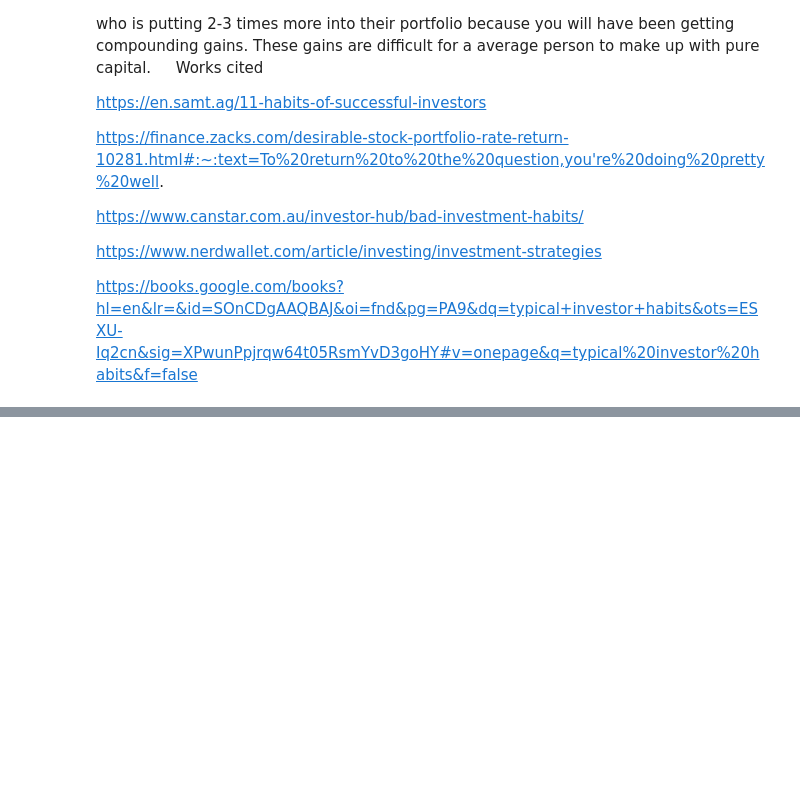
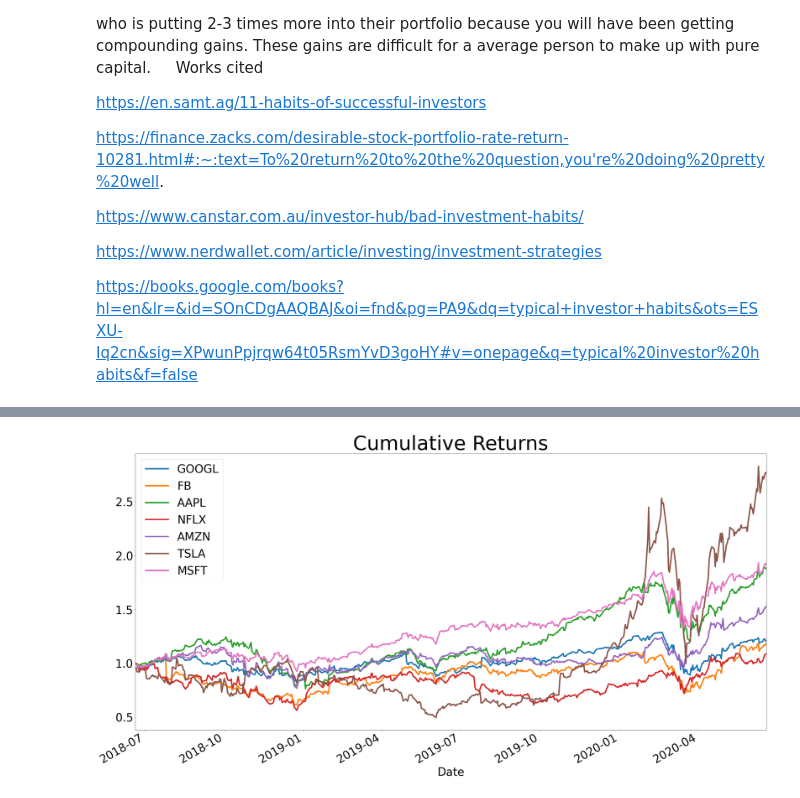
Before and after one commit to shoo1998/Portfolio, a Jupyter notebook: project/rough draft of project.ipynb, the cells around one changed output, grey strips where cells are left out. Drawn from its saved outputs; the diff is of its cells as text; code cells hidden in the pictures; blank space fills up the shorter version.

```diff
--- a/project/rough draft of project.ipynb
+++ b/project/rough draft of project.ipynb
@@ -135,91 +135,14 @@ for i in range(df_stocks_returns["MSFT"].count()):
     for stock, max_return in max_yields.items():
         # check return of each stock
         curr_ret = df_stocks_returns.iloc[i] - 1
-        if curr_ret > max_return:
-            max_yields[stock] = curr_ret
-
-for i in range(df_stocks_returns["FB"].count()):
-    pre1 = df_stocks_returns.drop("Portfolio", axis = 1).iloc[i]
-    pre1 = np.array(pre1)
-    varsigma = pre1.std()
-    ex_rtn = pre1.dot(np.array(list(sharpe_pwt.values())))
-    df_stocks_returns.iloc[i]["Portfolio"] = ex_rtn
-    for stock, max_return in max_yields.items():
-        curr_ret = df_stocks_returns.iloc[i] - 1
-        if curr_ret > max_return:
-            max_yields[stock] = curr_ret
-
-
-for i in range(df_stocks_returns["GOOGL"].count()):
-    pre1 = df_stocks_returns.drop("Portfolio", axis = 1).iloc[i]
-    pre1 = np.array(pre1)
-    varsigma = pre1.std()
-    ex_rtn = pre1.dot(np.array(list(sharpe_pwt.values())))
-    df_stocks_returns.iloc[i]["Portfolio"] = ex_rtn
-    for stock, max_return in max_yields.items():
-        curr_ret = df_stocks_returns.iloc[i] - 1
-        if curr_ret > max_return:
-            max_yields[stock] = curr_ret
-
-
-for i in range(df_stocks_returns["AAPL"].count()):
-    pre1 = df_stocks_returns.drop("Portfolio", axis = 1).iloc[i]
-    pre1 = np.array(pre1)
-    varsigma = pre1.std()
-    ex_rtn = pre1.dot(np.array(list(sharpe_pwt.values())))
-    df_stocks_returns.iloc[i]["Portfolio"] = ex_rtn
-    for stock, max_return in max_yields.items():
-        curr_ret = df_stocks_returns.iloc[i] - 1
-        if curr_ret > max_return:
-            max_yields[stock] = curr_ret
-
-
-
-for i in range(df_stocks_returns["NFLX"].count()):
-    pre1 = df_stocks_returns.drop("Portfolio", axis = 1).iloc[i]
-    pre1 = np.array(pre1)
-    varsigma = pre1.std()
-    ex_rtn = pre1.dot(np.array(list(sharpe_pwt.values())))
-    df_stocks_returns.iloc[i]["Portfolio"] = ex_rtn
-    for stock, max_return in max_yields.items():
-        curr_ret = df_stocks_returns.iloc[i] - 1
-        if curr_ret > max_return:
-            max_yields[stock] = curr_ret
+        stock_return = curr_ret[stock]
+        if stock_return > max_return:
+            max_yields[stock] = stock_return
 
 
 
 
-for i in range(df_stocks_returns["AMZN"].count()):
-    pre1 = df_stocks_returns.drop("Portfolio", axis = 1).iloc[i]
-    pre1 = np.array(pre1)
-    varsigma = pre1.std()
-    ex_rtn = pre1.dot(np.array(list(sharpe_pwt.values())))
-    df_stocks_returns.iloc[i]["Portfolio"] = ex_rtn
-    for stock, max_return in max_yields.items():
-        curr_ret = df_stocks_returns.iloc[i] - 1
-        if curr_ret > max_return:
-            max_yields[stock] = curr_ret
-
-
-for i in range(df_stocks_returns["TSLA"].count()):
-    pre1 = df_stocks_returns.drop("Portfolio", axis = 1).iloc[i]
-    pre1 = np.array(pre1)
-    varsigma = pre1.std()
-    ex_rtn = pre1.dot(np.array(list(sharpe_pwt.values())))
-    df_stocks_returns.iloc[i]["Portfolio"] = ex_rtn
-    for stock, max_return in max_yields.items():
-        curr_ret = df_stocks_returns.iloc[i] - 1
-        if curr_ret > max_return:
-            max_yields[stock] = curr_ret
-        currtamax = curr_ret / max_yields[stock]
-
-
-for i in range(Time):
-    daily_return=(np.random.normal(ex_rtn,varsigma,1))
-
-
-
-for i in range(df_stocks_pct_change):
+#for i in range(df_stocks_pct_change):
 
 
 
@@ -235,9 +158,9 @@ for i in range(df_stocks_pct_change):
 
 
 
-"""
-See if you can plot the portfolio returns using the code in lines 54-57 as template
-"""
+
+#See if you can plot the portfolio returns using the code in lines 54-57 as template
+
 ##############################################################################
 
 price = df_stocks.iloc[-1]
@@ -247,0 +187 @@ IndentationError: expected an indented block (<ipython-input-1-833b640b9003>, li
+[figure, added]
```
Also changed, not shown: parts of 1 cell of this notebook, 14 other files.
